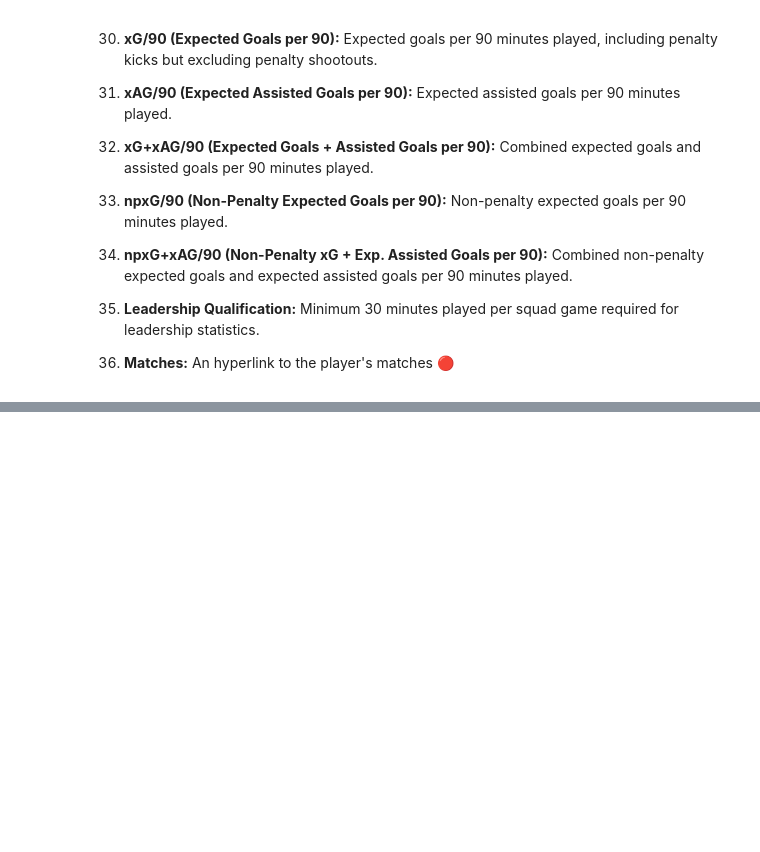
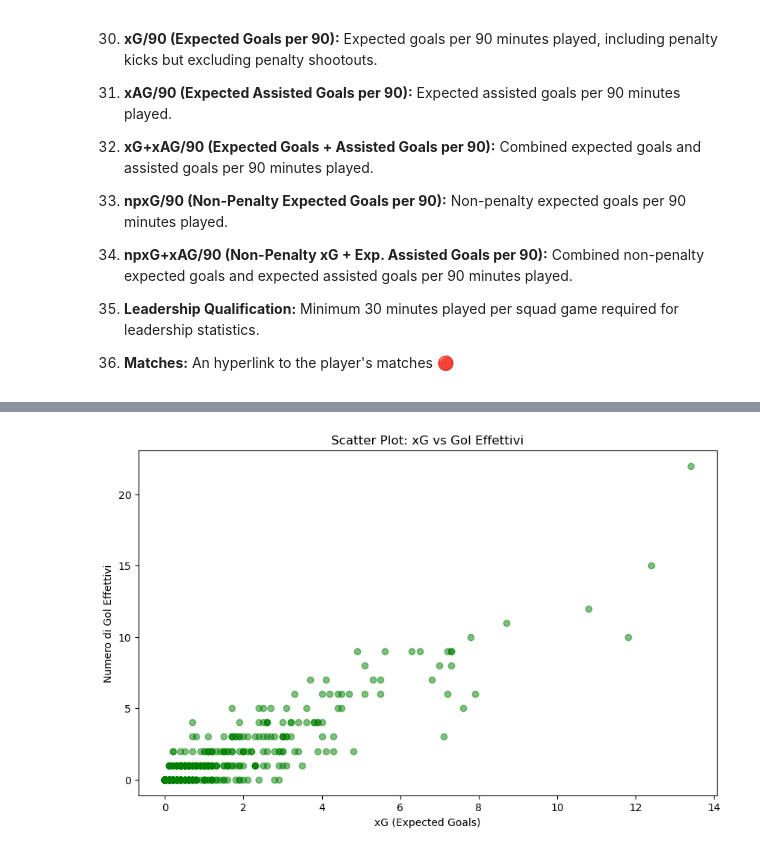
Before and after one commit to andreamoleri/Offside, a Jupyter notebook: offside.ipynb, the cells around one changed output, grey strips where cells are left out. Drawn from its saved outputs; the diff is of its cells as text; code cells hidden in the pictures; blank space fills up the shorter version.

```diff
--- a/offside.ipynb
+++ b/offside.ipynb
@@ -222,0 +212,9 @@ df
+# %%
+plt.figure(figsize=(10,6))
+plt.scatter(df['(Expected, xG)'], df['(Performance, Gls)'], color='green', alpha=0.5)
+plt.xlabel('xG (Expected Goals)')
+plt.ylabel('Numero di Gol Effettivi')
+plt.title('Scatter Plot: xG vs Gol Effettivi')
+plt.show()
+# %% [output]
+[figure, added]
```
Also changed, not shown: parts of 2 cells of this notebook.
